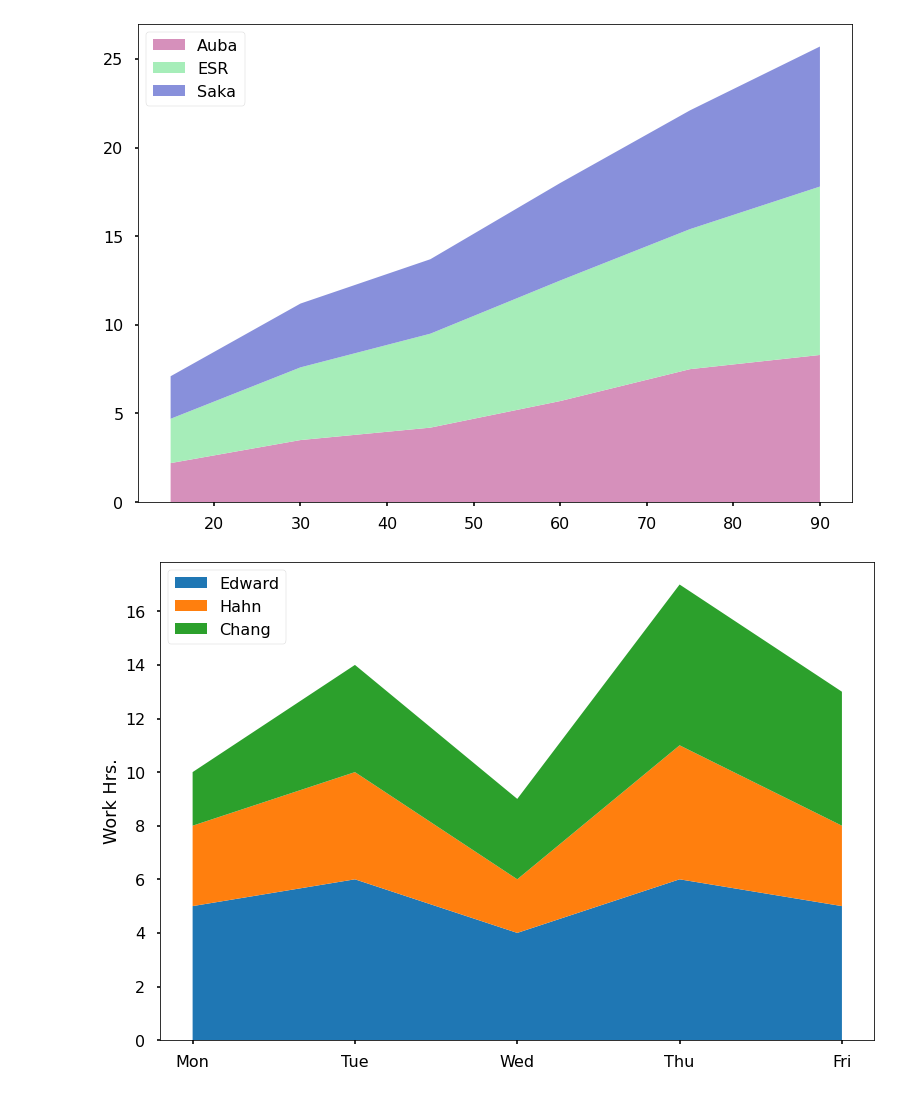
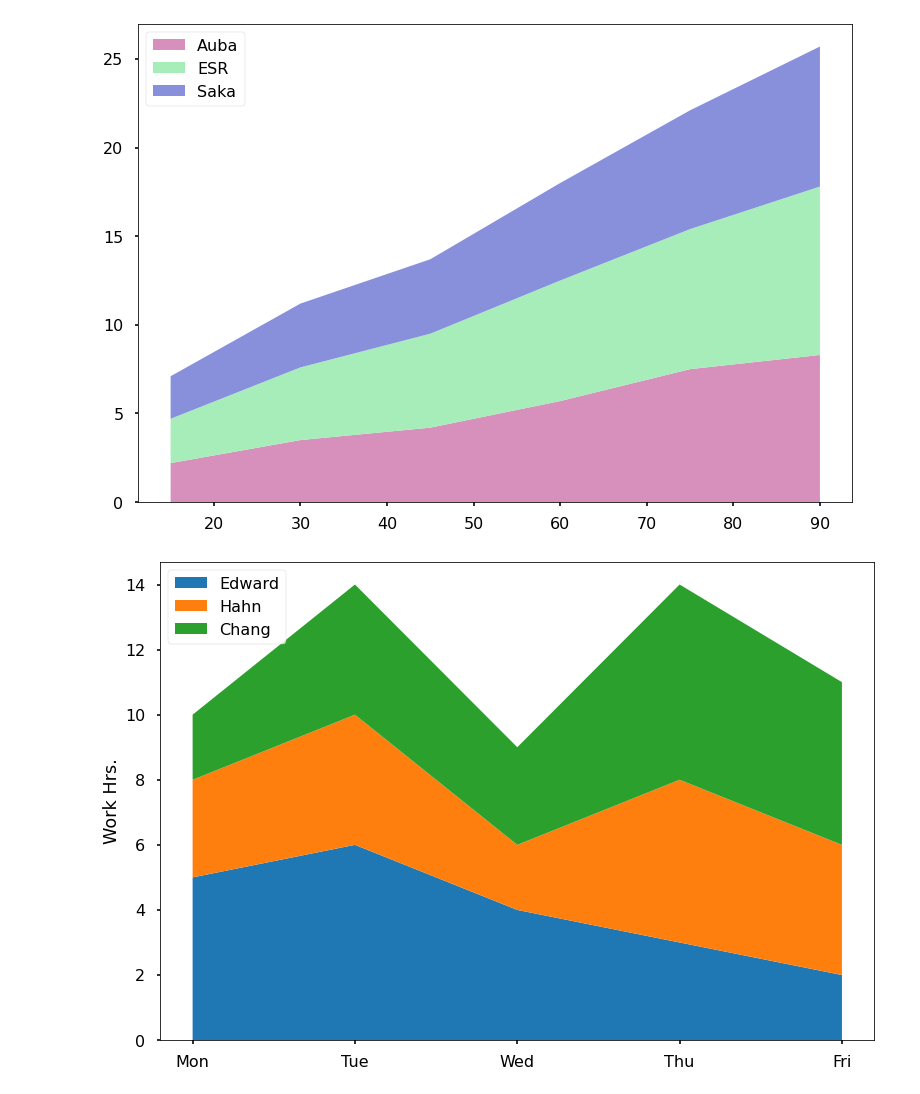
Before and after one commit to Raghav087/Python, a Jupyter notebook: Matplotlib.ipynb, the cells around one changed output. Drawn from its saved outputs; the diff is of its cells as text; code cells hidden in the pictures.

```diff
--- a/Matplotlib.ipynb
+++ b/Matplotlib.ipynb
@@ -224,13 +224,13 @@ plt.show()
 [figure]
 # %%
 days = ['Mon','Tue','Wed','Thu','Fri']
-Edward = [5,6,4,6,5]
-Hahn = [3,4,2,5,3]
+Edward = [5,6,4,3,2]
+Hahn = [3,4,2,5,4]
 Chang = [2,4,3,6,5]
 devs = ['Edward','Hahn','Chang']
 plt.stackplot(days,Edward,Hahn,Chang,labels=devs)
 plt.ylabel('Work Hrs.')
 plt.legend(loc='upper left')
 plt.show()
 # %% [output]
-[figure, old version]
+[figure, new version]
```
Also changed, not shown: parts of 16 cells of this notebook.
